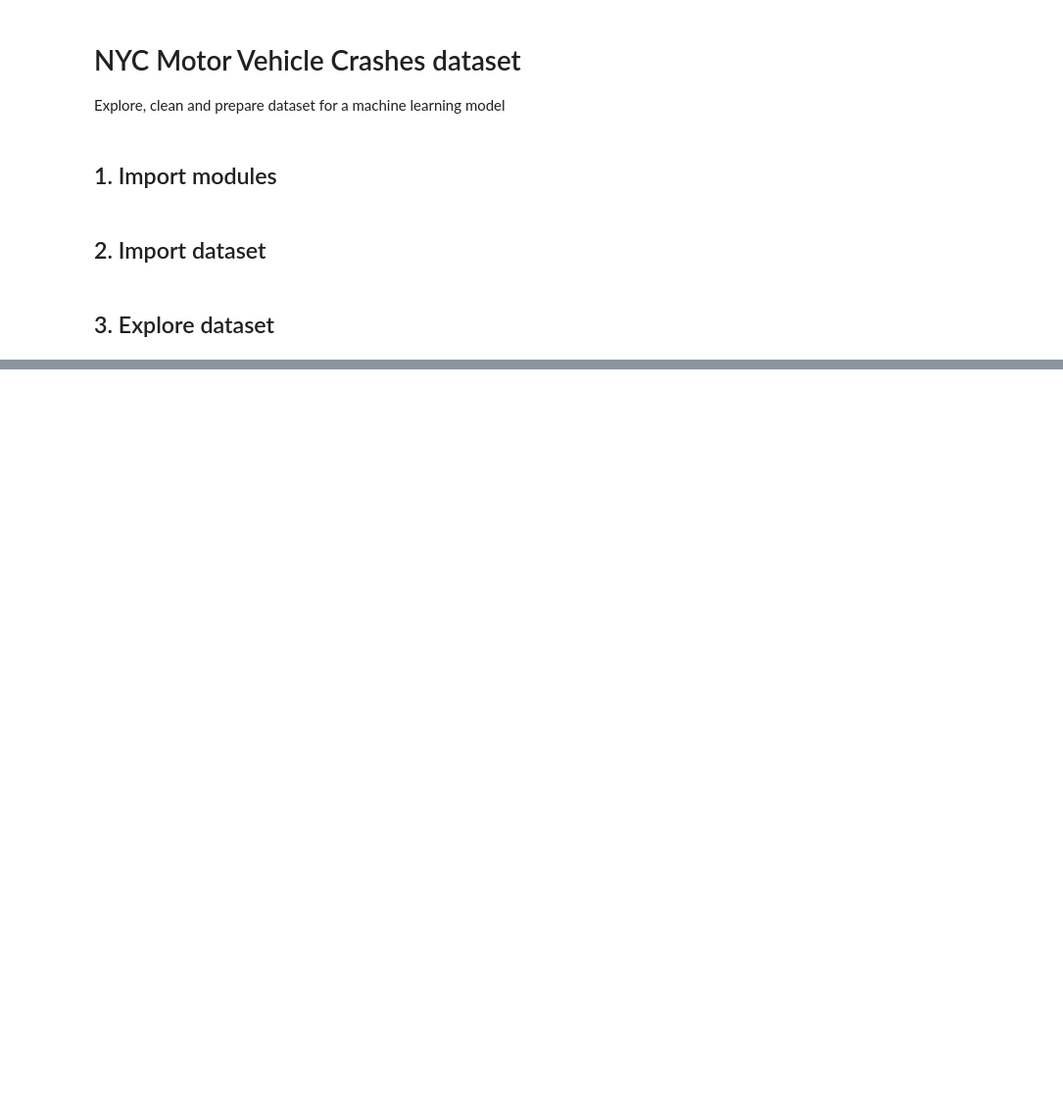
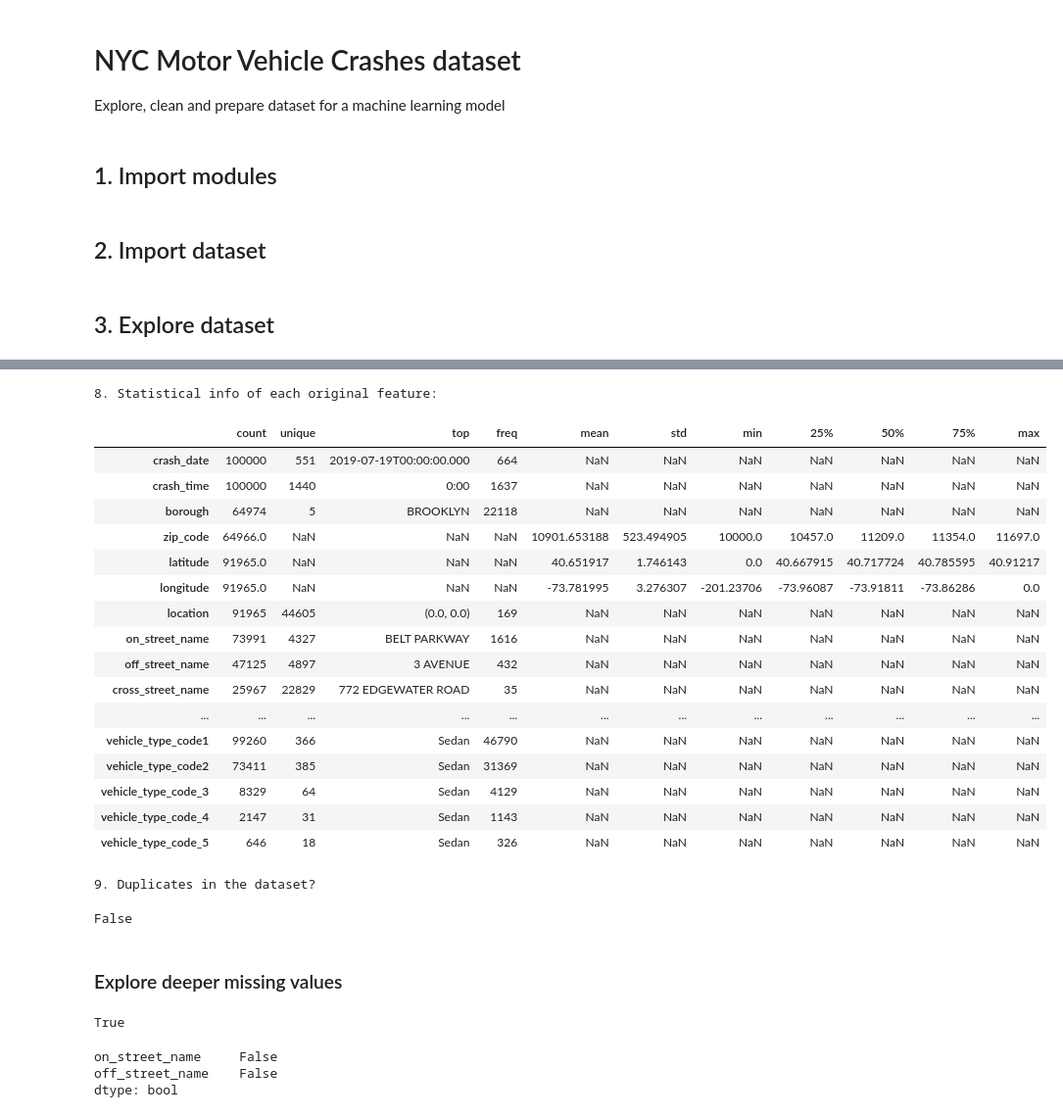
Before and after one commit to DerrickDDInAI/nyc-crashes, a Jupyter notebook: core/exploration.ipynb, the cells around one changed output, grey strips where cells are left out. Shown: that part at 98% size. Saved outputs shown, nothing was run; the diff lists cells and outputs as text; code cells hidden in the pictures; blank space fills up the shorter version.

```diff
--- a/core/exploration.ipynb
+++ b/core/exploration.ipynb
@@ -14,0 +149,44 @@ df = pd.read_csv('assets/data_100000.csv')
+# %%
+print("8. Statistical info of each original feature:")
+df.describe(include='all').T
+# %% [output]
+8. Statistical info of each original feature:
+|  | count | unique | top | freq | mean | std | min | 25% | 50% | 75% | max |
+| crash_date | 100000 | 551 | 2019-07-19T00:00:00.000 | 664 | NaN | NaN | NaN | NaN | NaN | NaN | NaN |
+| crash_time | 100000 | 1440 | 0:00 | 1637 | NaN | NaN | NaN | NaN | NaN | NaN | NaN |
+| borough | 64974 | 5 | BROOKLYN | 22118 | NaN | NaN | NaN | NaN | NaN | NaN | NaN |
+| zip_code | 64966.0 | NaN | NaN | NaN | 10901.653188 | 523.494905 | 10000.0 | 10457.0 | 11209.0 | 11354.0 | 11697.0 |
+| latitude | 91965.0 | NaN | NaN | NaN | 40.651917 | 1.746143 | 0.0 | 40.667915 | 40.717724 | 40.785595 | 40.91217 |
+| longitude | 91965.0 | NaN | NaN | NaN | -73.781995 | 3.276307 | -201.23706 | -73.96087 | -73.91811 | -73.86286 | 0.0 |
+| location | 91965 | 44605 | (0.0, 0.0) | 169 | NaN | NaN | NaN | NaN | NaN | NaN | NaN |
+| on_street_name | 73991 | 4327 | BELT PARKWAY | 1616 | NaN | NaN | NaN | NaN | NaN | NaN | NaN |
+| off_street_name | 47125 | 4897 | 3 AVENUE | 432 | NaN | NaN | NaN | NaN | NaN | NaN | NaN |
+| cross_street_name | 25967 | 22829 | 772 EDGEWATER ROAD | 35 | NaN | NaN | NaN | NaN | NaN | NaN | NaN |
+| ... | ... | ... | ... | ... | ... | ... | ... | ... | ... | ... | ... |
+| vehicle_type_code1 | 99260 | 366 | Sedan | 46790 | NaN | NaN | NaN | NaN | NaN | NaN | NaN |
+| vehicle_type_code2 | 73411 | 385 | Sedan | 31369 | NaN | NaN | NaN | NaN | NaN | NaN | NaN |
+| vehicle_type_code_3 | 8329 | 64 | Sedan | 4129 | NaN | NaN | NaN | NaN | NaN | NaN | NaN |
+| vehicle_type_code_4 | 2147 | 31 | Sedan | 1143 | NaN | NaN | NaN | NaN | NaN | NaN | NaN |
+| vehicle_type_code_5 | 646 | 18 | Sedan | 326 | NaN | NaN | NaN | NaN | NaN | NaN | NaN |
+# %%
+print("9. Duplicates in the dataset? ")
+df.duplicated().any()
+# %% [output]
+9. Duplicates in the dataset?
+False
+# %% [markdown]
+### Explore deeper missing values
+# %%
+# Check if: all `street_name` features has at least one missing value
+cols = ["on_street_name", "off_street_name", "cross_street_name"]
+# df[cols].notnull().all(axis=1).any()
+df[cols].isnull().any(axis=1).all()
+# %% [output]
+True
+# %%
+# Check if: when `cross_street_name` is not null, any `on_street_name` and `off_street_name` exists
+(df[cols].groupby(["cross_street_name"]).count() > 0).any()
+# %% [output]
+on_street_name     False
+off_street_name    False
+dtype: bool
```
Also changed, not shown: parts of 33 cells of this notebook, 4 other files.
